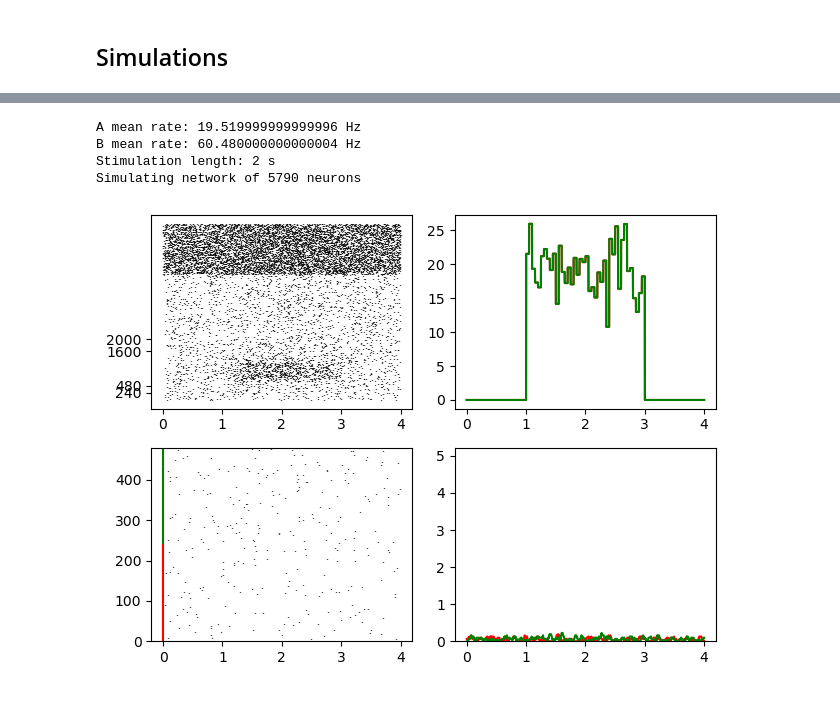
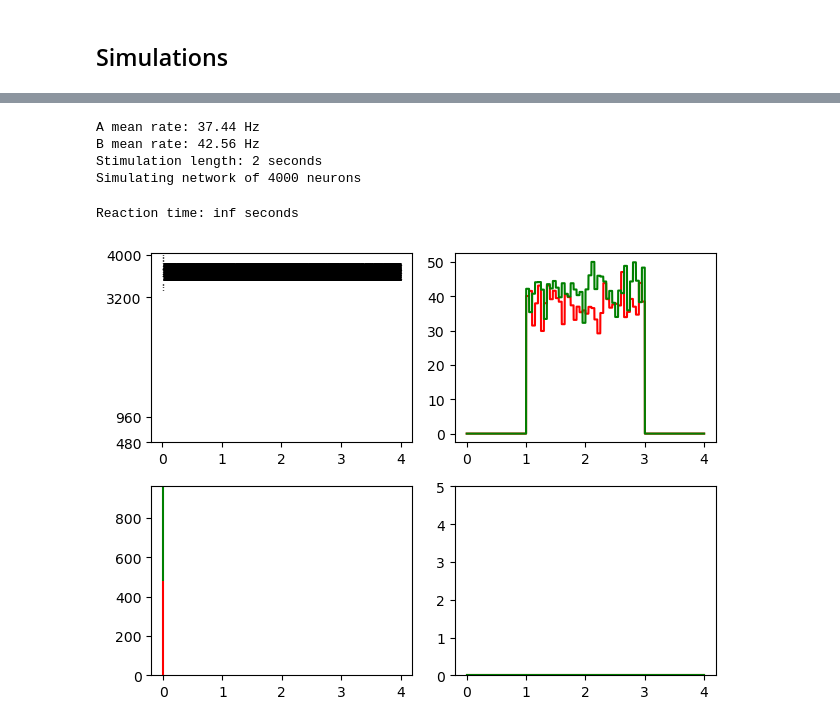
Before and after one commit to mateouma/lif_stochastic_decision, a Jupyter notebook: dec_plots.ipynb, the cells around one changed output, grey strips where cells are left out. Drawn from its saved outputs; the diff is of its cells as text; code cells hidden in the pictures.

```diff
--- a/dec_plots.ipynb
+++ b/dec_plots.ipynb
@@ -103,0 +49,20 @@ N_huang = np.array([[40, 4, 4, 2]]).T
+# %%
+tcp = np.array([[1, 1, 1, 0],
+                [1, 1, 1, 0],
+                [1, 0, 0, 1],
+                [1, 0, 1, 0]])
+# %%
+Npyr = 3200
+Npv = 320
+Nsst = 320
+Nvip = 160
+
+pyr_idx = Npyr
+pv_idx = pyr_idx + 320
+sst_idx = pv_idx + 320
+vip_idx = sst_idx + 160
+
+
+ct_n = [Npyr, Npv, Nsst, Nvip]
+ct_idx = [0, pyr_idx, pv_idx, sst_idx, vip_idx]
+ct_names = ["Pyramidal", "PV+", "SST+", "VIP"]
@@ -104,3 +98,11 @@ N_huang = np.array([[40, 4, 4, 2]]).T
+# %%
+connect_mat = np.zeros((4000,4000))
+
+for pre in range(1,5): # presynaptic
+    for pos in range(1,5): # postsynaptic
+        connect_mat[ct_idx[pos-1]:ct_idx[pos], ct_idx[pre-1]:ct_idx[pre]] = np.random.binomial(n=1,
+                                                                                               p=tcp[pos-1,pre-1],
+                                                                                               size=(ct_n[pos-1],ct_n[pre-1])) #* mut_inh[pos-1,pre-1]
 # %% [markdown]
 ## Simulations
 # %%
@@ -113,0 +119,5 @@ Simulating network of 2000 neurons
+# %%
+Jmat = create_connect_mat(Ne=3200, Ni=800, f=0.15, wstrong=1.7, plot=True)
+Jmat_ct = Jmat * connect_mat
+plt.imshow(Jmat_ct, cmap='Reds', interpolation='nearest')
+plt.colorbar()
@@ -114,9 +128,9 @@ Simulating network of 2000 neurons
 # %%
-# doiron parameters
-lif_sim,sens_input,firing_rates,reaction_time = produce_prob_decision(mu_0=40, coh=-51.2, stim_len=2, Ne=Ned, Ni=Nid)
+lif_sim,sens_input,firing_rates,reaction_time = produce_prob_decision(mu_0=40, coh=-6.4, Ne=3200, Ni=800, Jmat=Jmat_ct, stim_len=2)
 # %% [output]
-A mean rate: 19.519999999999996 Hz
-B mean rate: 60.480000000000004 Hz
-Stimulation length: 2 s
-Simulating network of 5790 neurons
+A mean rate: 37.44 Hz
+B mean rate: 42.56 Hz
+Stimulation length: 2 seconds
+Simulating network of 4000 neurons
+Reaction time: inf seconds
-[figure, old version]
+[figure, new version]
```
Also changed, not shown: parts of 25 cells of this notebook, 4 other files.
